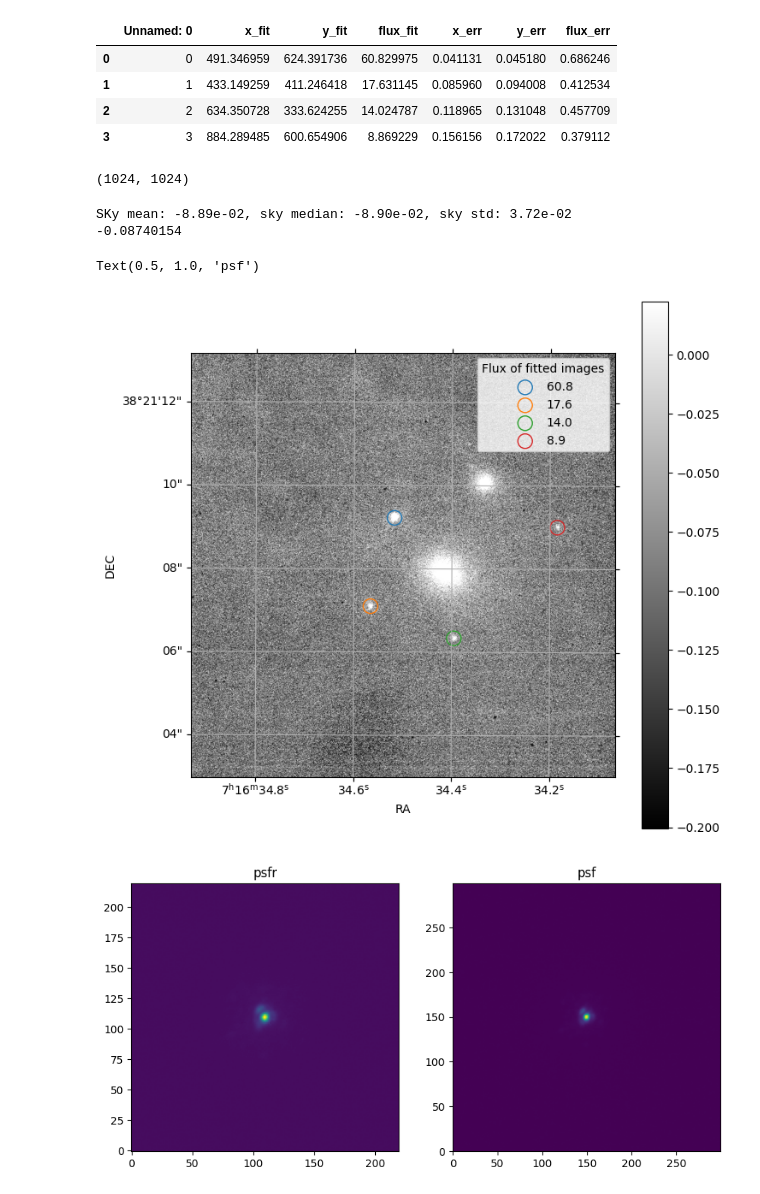
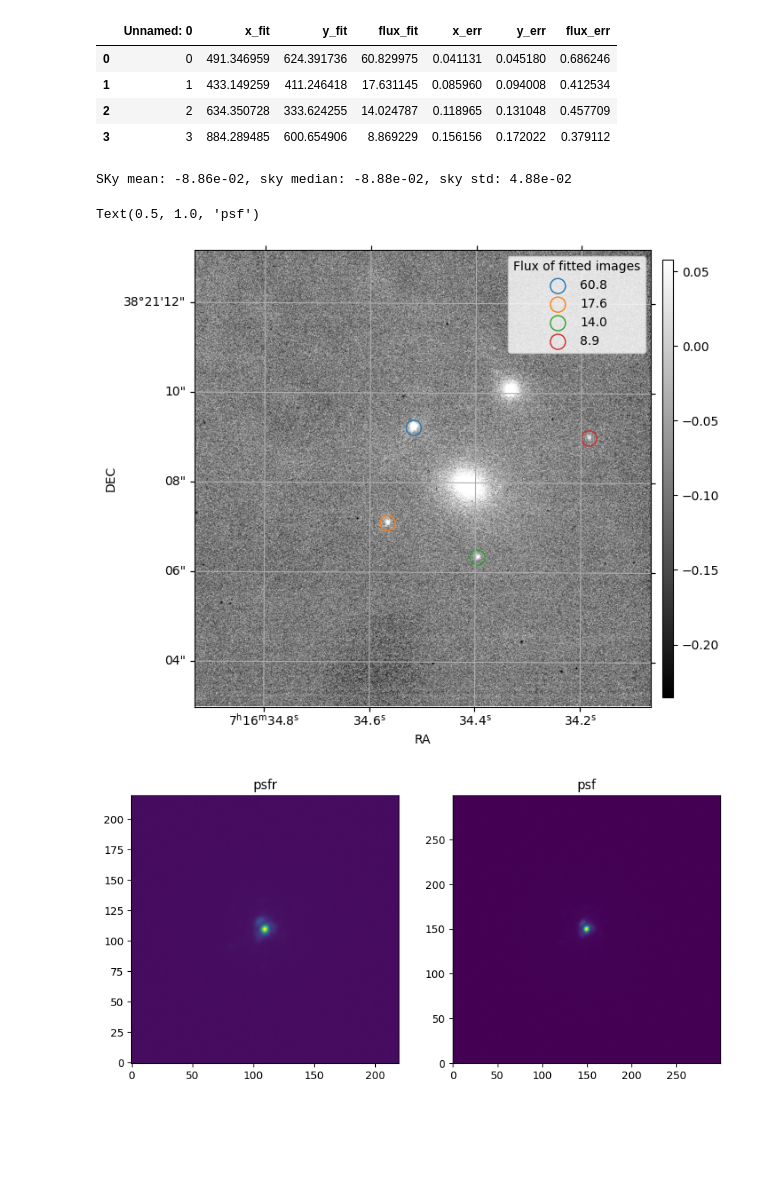
Before and after one commit to oscar-s-p/GL-PS, a Jupyter notebook: notebooks/test_2025wny.ipynb, the cells around one changed output. Cells and saved outputs as stored; diff of their text form; code cells hidden in the pictures; blank space fills up the shorter version.

```diff
--- a/notebooks/test_2025wny.ipynb
+++ b/notebooks/test_2025wny.ipynb
@@ -113,51 +112,49 @@ psf_photutil
 | 1 | 1 | 433.149259 | 411.246418 | 17.631145 | 0.085960 | 0.094008 | 0.412534 |
 | 2 | 2 | 634.350728 | 333.624255 | 14.024787 | 0.118965 | 0.131048 | 0.457709 |
 | 3 | 3 | 884.289485 | 600.654906 | 8.869229 | 0.156156 | 0.172022 | 0.379112 |
-# %%
-data.shape
-# %% [output]
-(1024, 1024)
 # %%
-
+pixel_fit = np.array([psf_photutil['y_fit'].values, psf_photutil['x_fit'].values]).T
 pixscale = 0.009952 # arcsec/px
 exptime = 180
 
-sky_mean, sky_median, sky_std = sigma_clipped_stats(data, sigma=2.0, maxiters=5)
+sky_mean, sky_median, sky_std = sigma_clipped_stats(data, sigma=3.0, maxiters=5)
 print('SKy mean: %.2e, sky median: %.2e, sky std: %.2e'%(sky_mean, sky_median, sky_std))
-print(np.mean(data))
+bkg_rms = sky_std
+
 stretch = 'linear'
 percent = (5,99)
 vminmax = (sky_mean - 3*sky_std,sky_mean + 3*sky_std)
 # norm
 norm = simple_norm(data, stretch,
                    #min_percent=percent[0], max_percent=percent[1],
                    vmin = vminmax[0], vmax = vminmax[1])
 # figure
 fig, ax = plt.subplots(1,1, figsize=(8,8))
 fog, ax2 = plt.subplots(1,2, figsize=(10,5))
 ax = [ax, ax2[0], ax2[1]]
 ax[0].remove()
 ax[0] = fig.add_subplot(1,1,1,projection=wcs)
 im = ax[0].imshow(data, cmap='gray', origin = 'lower', norm = norm)
-plt.colorbar(im, ax = ax[0])
+plt.colorbar(im, ax = ax[0],
+             fraction = 0.15, aspect = 40, shrink = 0.8, pad = 0.02)
+# images
 for i in range(len(psf_photutil)):
   phot_row = psf_photutil.iloc[i]
   ax[0].scatter(phot_row['x_fit'], phot_row['y_fit'], label = '%.1f'%phot_row['flux_fit'],
              marker = 'o', s  = 150,
              facecolor = 'none', edgecolors=plt.get_cmap('tab10')(i), alpha = 1)
 ax[0].legend(title = 'Flux of fitted images')
 ax[0].set_xlabel('RA')
 ax[0].set_ylabel('DEC')
 ax[0].grid()
-
+# psfs
 ax[1].imshow(psfr, origin = 'lower')
 ax[1].set_title('psfr')
 
 ax[2].imshow(psf, origin = 'lower')
 ax[2].set_title('psf')
 # %% [output]
-SKy mean: -8.89e-02, sky median: -8.90e-02, sky std: 3.72e-02
--0.08740154
+SKy mean: -8.86e-02, sky median: -8.88e-02, sky std: 4.88e-02
 Text(0.5, 1.0, 'psf')
-[figure, old version]
+[figure, new version]
 [figure]
```
Also changed, not shown: parts of 9 cells of this notebook, 1 other file.
